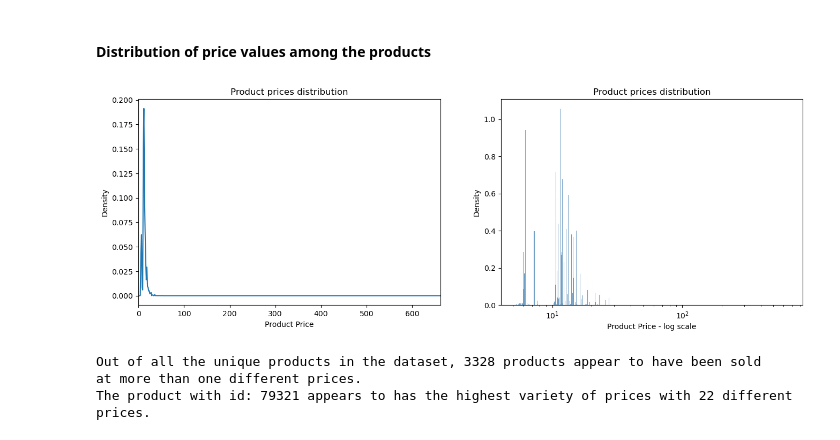
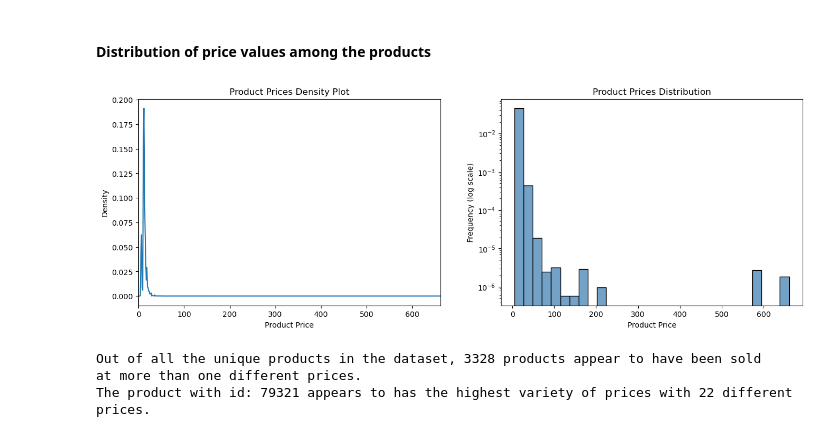
Before and after one commit to SyNikolai/EcommerceAnalytics, a Jupyter notebook: ecommerce.ipynb, the cells around one changed output. Saved outputs shown, nothing was run; the diff lists cells and outputs as text; code cells hidden in the pictures.

Commit message:
Updated existing plots
Worked on the demographics, reworked price distribution plots, added comments for next steps

```diff
--- a/ecommerce.ipynb
+++ b/ecommerce.ipynb
@@ -352,19 +353,20 @@ plt.show()
 # %%
 fig, (ax1, ax2) = plt.subplots(1, 2, figsize=[16,5])
 
 ax1 = df["Price"].plot.density(ax=ax1)
 ax1.set_xlim(0,df["Price"].max()+1)
-ax1.set_title("Product prices distribution")
+ax1.set_title("Product Prices Density Plot")
 ax1.set_xlabel("Product Price")
 
-ax2 = sns.histplot(df["Price"], color="steelblue", stat="density", ax=ax2)
-ax2.set_title("Product prices distribution")
-ax2.set_xlabel("Product Price - log scale")
-ax2.set_xscale("log")
+ax2 = sns.histplot(df["Price"], bins=30, color="steelblue", stat="density", ax=ax2)
+ax2.set_title("Product Prices Distribution")
+ax2.set_xlabel("Product Price")
+ax2.set_yscale("log")
+ax2.set_ylabel("Frequency (log scale)")
 
 plt.show()
 # %% [output]
-[figure, old version]
+[figure, new version]
 # %%
 same_product_prices = df.groupby(by=["Product_id"])["Price"].nunique()
 same_product_prices = same_product_prices.sort_values(ascending = False)
```
Also changed, not shown: parts of 10 cells of this notebook.
